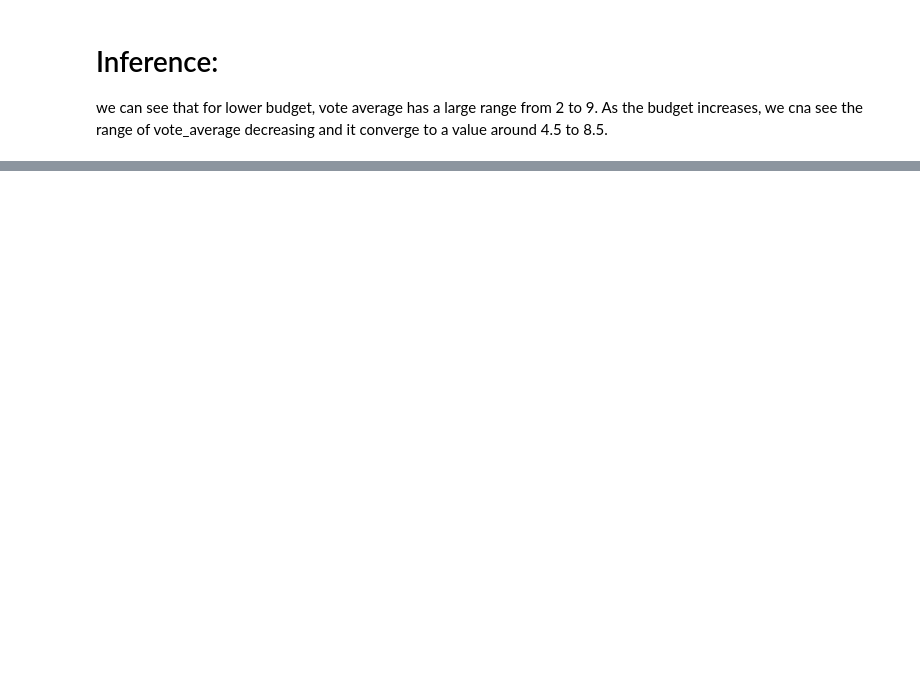
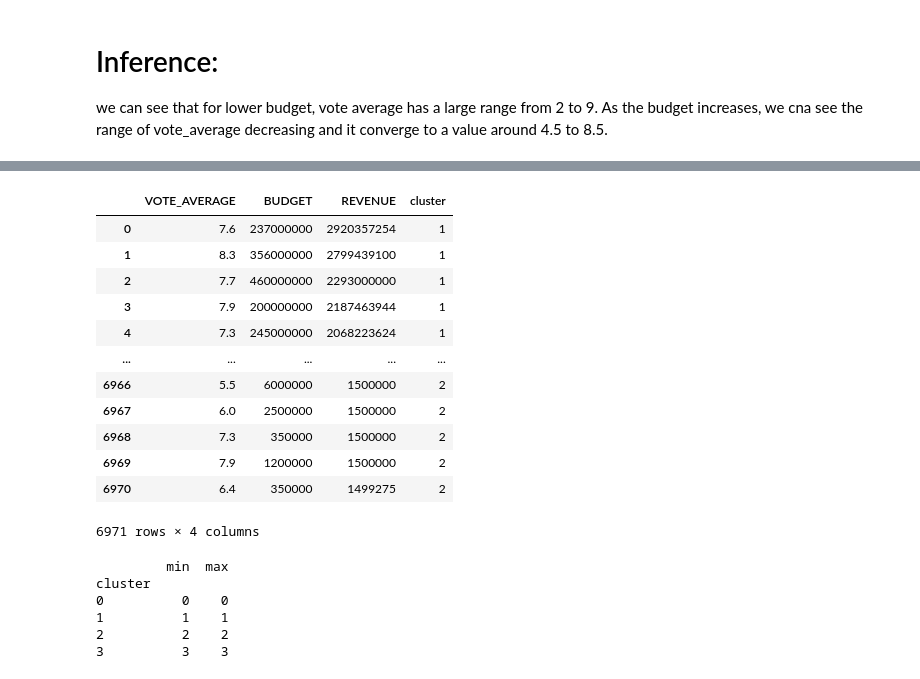
Before and after one commit to jewjux/sc1015-dsai, a Jupyter notebook: kmeansclusteringv3.ipynb, the cells around one changed output, grey strips where cells are left out. Cells and saved outputs as stored; diff of their text form; code cells hidden in the pictures; blank space fills up the shorter version.

```diff
--- a/kmeansclusteringv3.ipynb
+++ b/kmeansclusteringv3.ipynb
@@ -180,0 +193,29 @@ sns.scatterplot(data = X, x = 'BUDGET', y = 'VOTE_AVERAGE', hue = fits[3].labels
+# %%
+numerical_data['cluster'] = kmeans.labels_
+
+numerical_data
+numerical_data.to_csv('kmeans.csv')
+# %% [output]
+|  | VOTE_AVERAGE | BUDGET | REVENUE | cluster |
+| 0 | 7.6 | 237000000 | 2920357254 | 1 |
+| 1 | 8.3 | 356000000 | 2799439100 | 1 |
+| 2 | 7.7 | 460000000 | 2293000000 | 1 |
+| 3 | 7.9 | 200000000 | 2187463944 | 1 |
+| 4 | 7.3 | 245000000 | 2068223624 | 1 |
+| ... | ... | ... | ... | ... |
+| 6966 | 5.5 | 6000000 | 1500000 | 2 |
+| 6967 | 6.0 | 2500000 | 1500000 | 2 |
+| 6968 | 7.3 | 350000 | 1500000 | 2 |
+| 6969 | 7.9 | 1200000 | 1500000 | 2 |
+| 6970 | 6.4 | 350000 | 1499275 | 2 |
+6971 rows × 4 columns
+# %%
+cluster_ranges = numerical_data.groupby('cluster')['cluster'].agg(['min', 'max'])
+print(cluster_ranges)
+# %% [output]
+         min  max
+cluster
+0          0    0
+1          1    1
+2          2    2
+3          3    3
```
Also changed, not shown: parts of 14 cells of this notebook, 3 other files.
